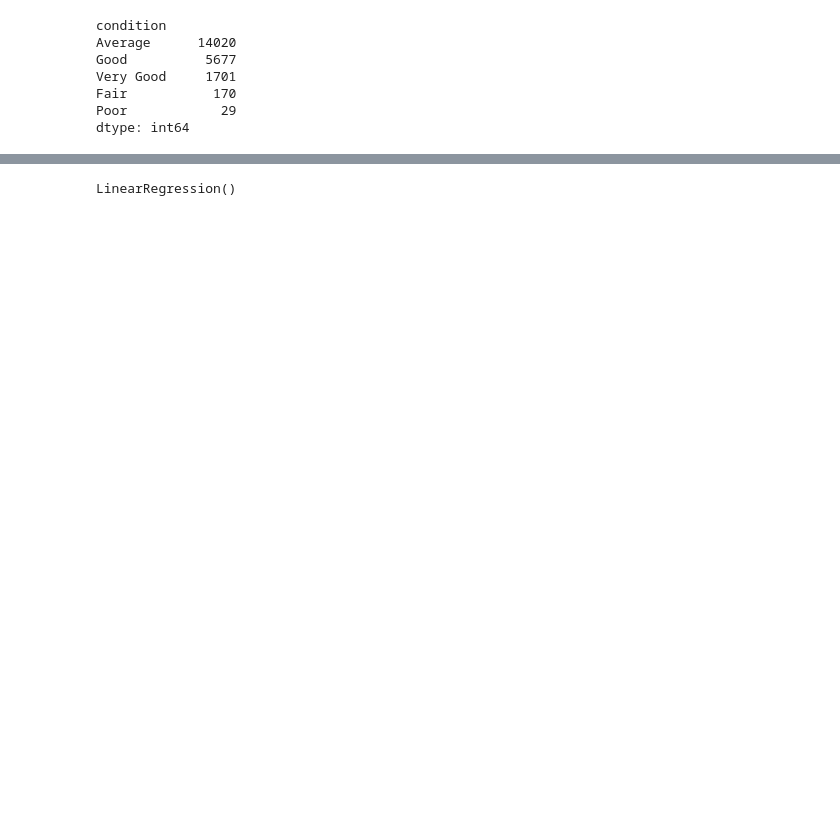
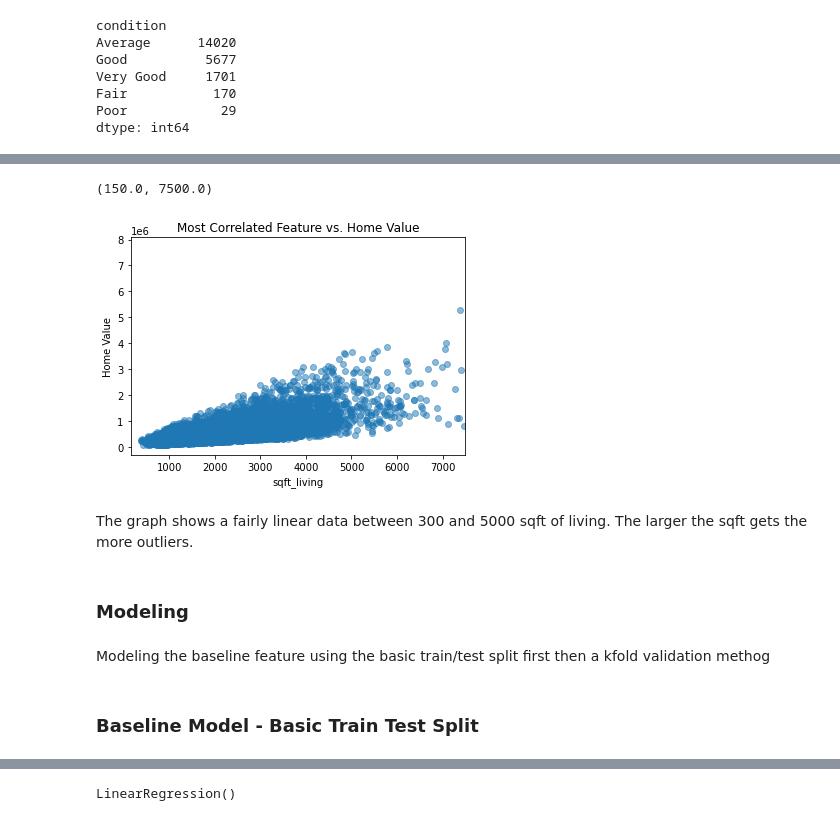
Before and after one commit to Dmvinedata/dsc-phase-2-project-v2-3, a Jupyter notebook: student.ipynb, the cells around one changed output, grey strips where cells are left out. Saved outputs shown, nothing was run; the diff lists cells and outputs as text; code cells hidden in the pictures; blank space fills up the shorter version.

```diff
--- a/student.ipynb
+++ b/student.ipynb
@@ -302,0 +392,20 @@ X_test_log = pd.DataFrame(log_transformer.transform(newarr_test),columns= ["sqft
+# %%
+#Plot a scatter plot "Most Correlated Feature vs. Home Value"
+fig, ax = plt.subplots()
+
+ax.scatter(X_train[most_correlated_feature], y_train, alpha=0.5)
+ax.set_xlabel(most_correlated_feature)
+ax.set_ylabel("Home Value")
+ax.set_title("Most Correlated Feature vs. Home Value Price");
+plt.xlim([150, 7500])
+# %% [output]
+(150.0, 7500.0)
+[figure, added]
+# %% [markdown]
+The graph shows a fairly linear data between 300 and 5000 sqft of living.  The larger the sqft gets the more outliers.
+# %% [markdown]
+### Modeling
+# %% [markdown]
+Modeling the baseline feature using the basic train/test split first then a kfold validation methog
+# %% [markdown]
+### Baseline Model - Basic Train Test Split
```
Also changed, not shown: parts of 125 cells of this notebook.
